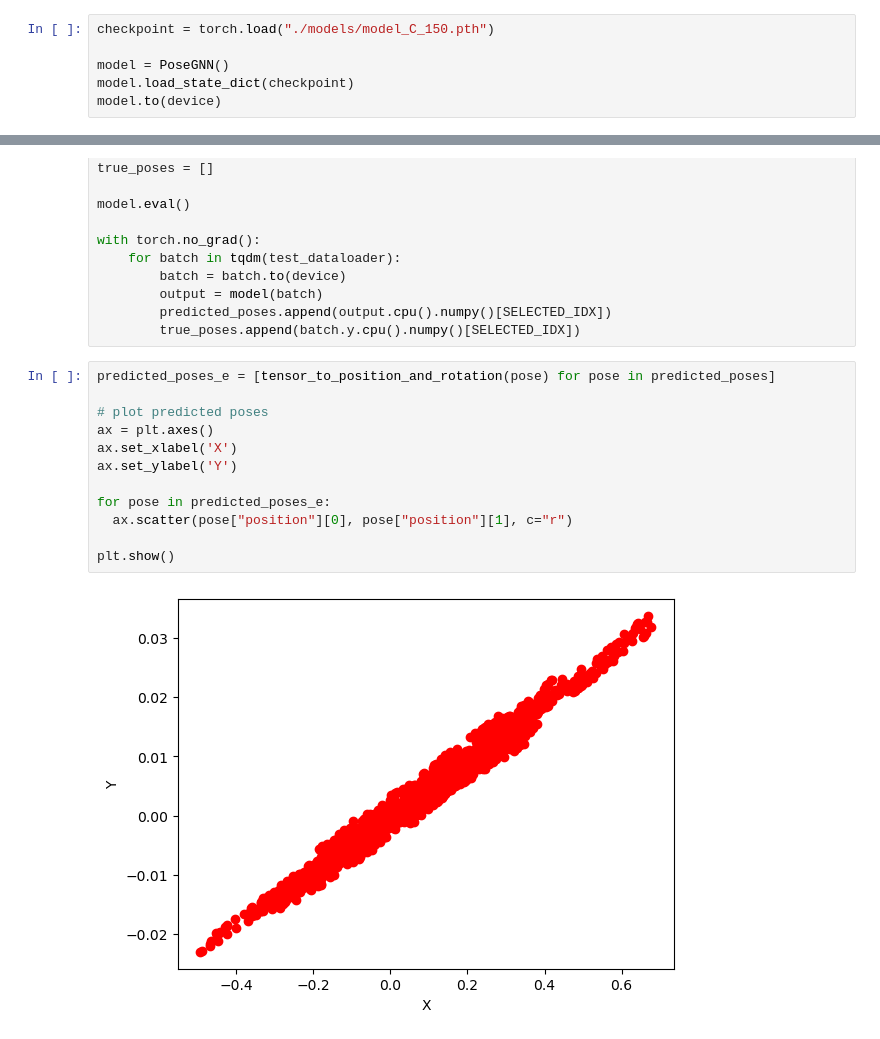
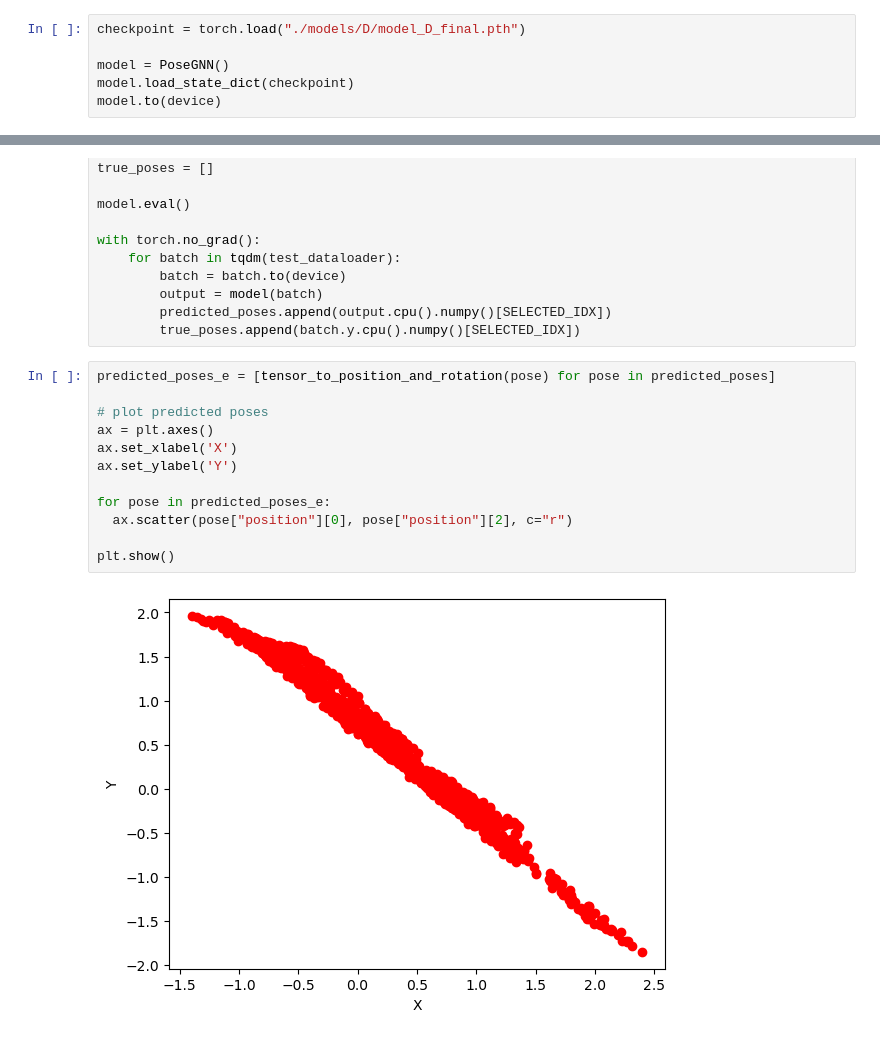
Before and after one commit to pcktm/inzynierka-posegnn, a Jupyter notebook: test.ipynb, the cells around one changed output, grey strips where cells are left out. Cells and saved outputs as stored; diff of their text form.

```diff
--- a/test.ipynb
+++ b/test.ipynb
@@ -21,7 +21,7 @@ basedir = "/home/pcktm/inzynierka/kitti/dataset"
 test_dataset = KittiGraphDataset(basedir, "09", graph_length=7)
 test_dataloader = DataLoader(test_dataset, batch_size=1, shuffle=False)
 # %%
-checkpoint = torch.load("./models/model_C_150.pth")
+checkpoint = torch.load("./models/D/model_D_final.pth")
 
 model = PoseGNN()
 model.load_state_dict(checkpoint)
@@ -89,14 +89,14 @@ with torch.no_grad():
 # %%
 predicted_poses_e = [tensor_to_position_and_rotation(pose) for pose in predicted_poses]
 
 # plot predicted poses
 ax = plt.axes()
 ax.set_xlabel('X')
 ax.set_ylabel('Y')
 
 for pose in predicted_poses_e:
-  ax.scatter(pose["position"][0], pose["position"][1], c="r")
+  ax.scatter(pose["position"][0], pose["position"][2], c="r")
 
 plt.show()
 # %% [output]
-[figure, old version]
+[figure, new version]
```
Also changed, not shown: parts of 2 cells of this notebook, 1 other file.
